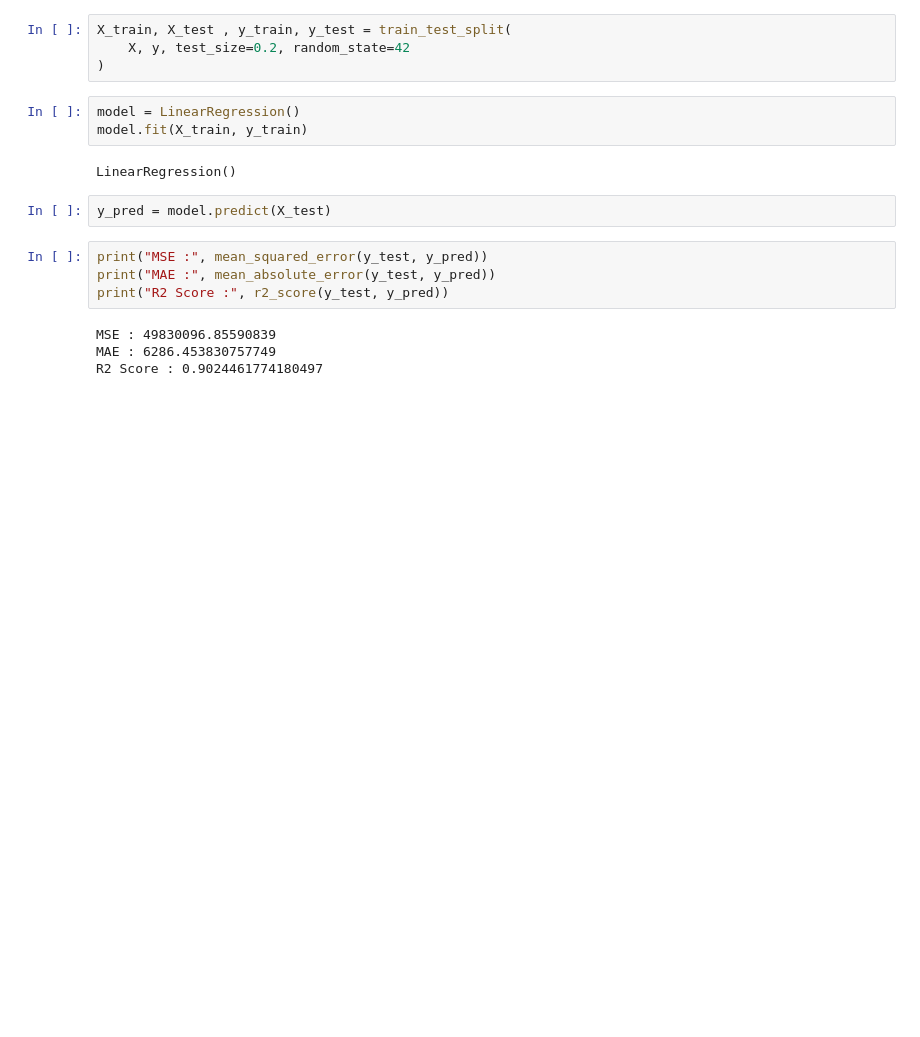
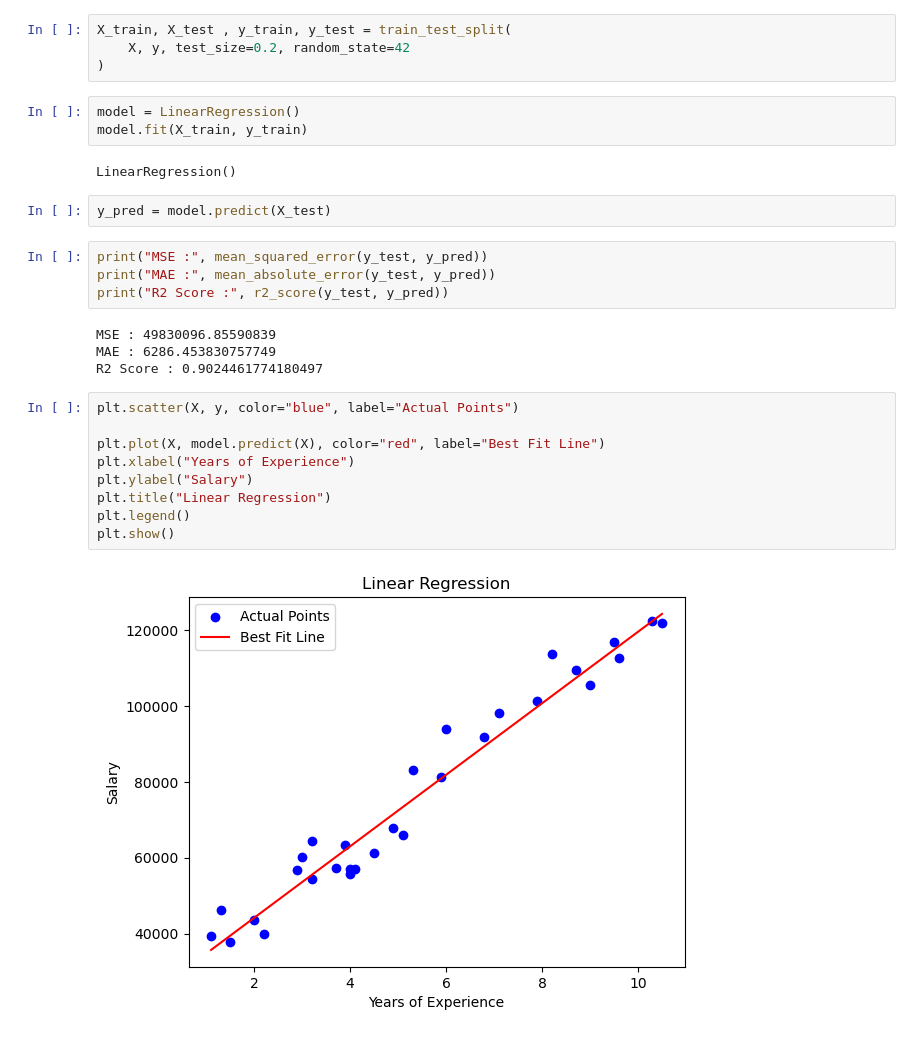
Before and after one commit to kaushalkr585-cmd/AI-ML, a Jupyter notebook: Revision/LinearRegression.ipynb, the cells around one changed output. Cells and saved outputs as stored; diff of their text form; blank space fills up the shorter version.

```diff
--- a/Revision/LinearRegression.ipynb
+++ b/Revision/LinearRegression.ipynb
@@ -38,3 +38,14 @@ print("R2 Score :", r2_score(y_test, y_pred))
 MSE : 49830096.85590839
 MAE : 6286.453830757749
 R2 Score : 0.9024461774180497
+# %%
+plt.scatter(X, y, color="blue", label="Actual Points")
+
+plt.plot(X, model.predict(X), color="red", label="Best Fit Line")
+plt.xlabel("Years of Experience")
+plt.ylabel("Salary")
+plt.title("Linear Regression")
+plt.legend()
+plt.show()
+# %% [output]
+[figure, added]
```
Also changed, not shown: 5 other files.
